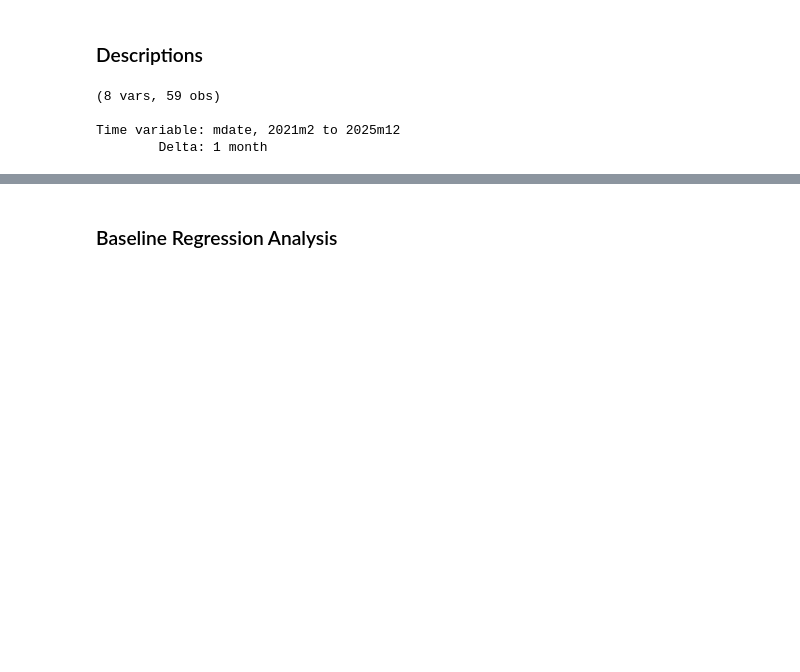
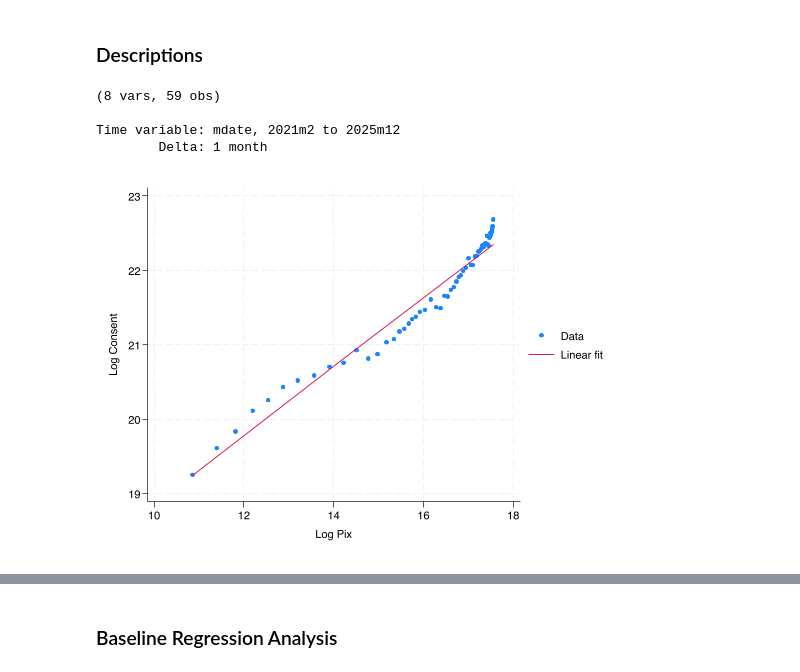
Before and after one commit to LeoXie1023/Brazil_Open_Finance, a Jupyter notebook: Quant Analysis.ipynb, the cells around one changed output, grey strips where cells are left out. Saved outputs shown, nothing was run; the diff lists cells and outputs as text; code cells hidden in the pictures; blank space fills up the shorter version.

```diff
--- a/Quant Analysis.ipynb
+++ b/Quant Analysis.ipynb
@@ -43 +46,8 @@ Time variable: mdate, 2021m2 to 2025m12
+# %%
+twoway ///
+(scatter l_pix l_consent) (lfit l_pix l_consent), ///
+xtitle("Log Pix") ytitle("Log Consent") ///
+legend(label(1 "Data") label(2 "Linear fit"))
+# %% [output]
+[figure, added]
 # %%
```
Also changed, not shown: parts of 2 cells of this notebook.
